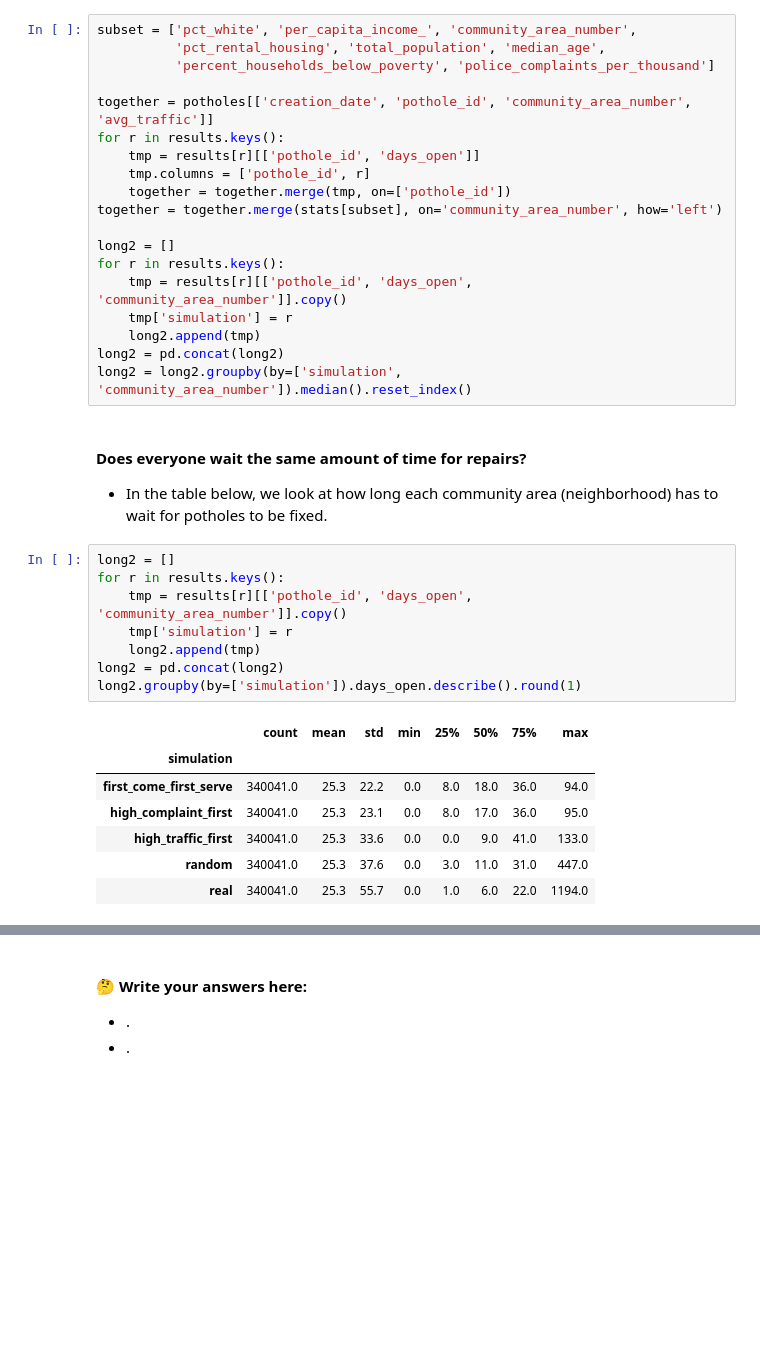
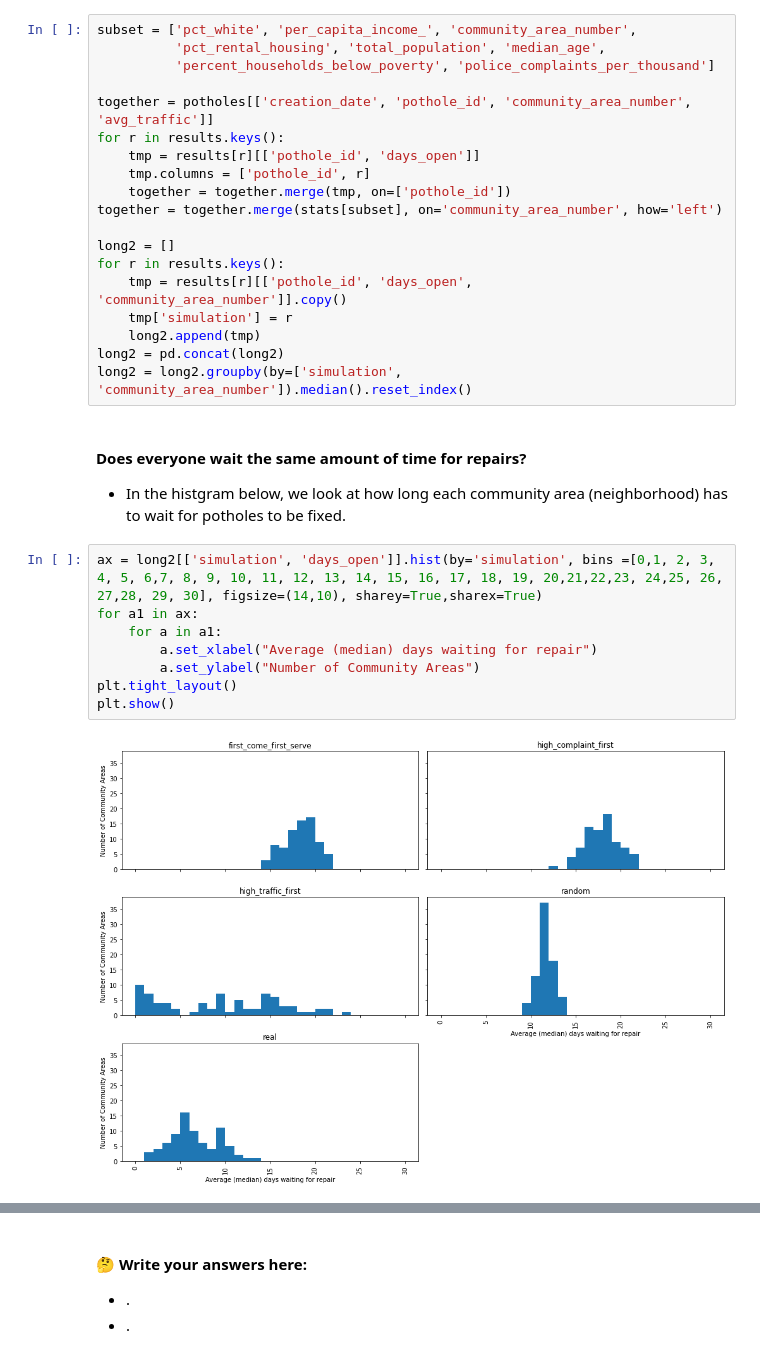
Before and after one commit to UM-CSS/CSSLabs-Algorithms-Society, a Jupyter notebook: 0_potholes.ipynb, the cells around one changed output, grey strips where cells are left out. Cells and saved outputs as stored; diff of their text form; blank space fills up the shorter version.

```diff
--- a/0_potholes.ipynb
+++ b/0_potholes.ipynb
@@ -289,23 +289,17 @@ long2 = pd.concat(long2)
 long2 = long2.groupby(by=['simulation', 'community_area_number']).median().reset_index()
 # %% [markdown]
 #### Does everyone wait the same amount of time for repairs?
-- In the table below, we look at how long each community area (neighborhood) has to wait for potholes to be fixed.
+- In the histgram below, we look at how long each community area (neighborhood) has to wait for potholes to be fixed.
-# %%
-long2 = []
-for r in results.keys():
-    tmp = results[r][['pothole_id', 'days_open', 'community_area_number']].copy()
-    tmp['simulation'] = r
-    long2.append(tmp)
-long2 = pd.concat(long2)
-long2.groupby(by=['simulation']).days_open.describe().round(1)
-# %% [output]
-|  | count | mean | std | min | 25% | 50% | 75% | max |
-| simulation |  |  |  |  |  |  |  |  |
-| first_come_first_serve | 340041.0 | 25.3 | 22.2 | 0.0 | 8.0 | 18.0 | 36.0 | 94.0 |
-| high_complaint_first | 340041.0 | 25.3 | 23.1 | 0.0 | 8.0 | 17.0 | 36.0 | 95.0 |
-| high_traffic_first | 340041.0 | 25.3 | 33.6 | 0.0 | 0.0 | 9.0 | 41.0 | 133.0 |
-| random | 340041.0 | 25.3 | 37.6 | 0.0 | 3.0 | 11.0 | 31.0 | 447.0 |
-| real | 340041.0 | 25.3 | 55.7 | 0.0 | 1.0 | 6.0 | 22.0 | 1194.0 |
+# %%
+ax = long2[['simulation', 'days_open']].hist(by='simulation', bins =[0,1, 2, 3, 4, 5, 6,7, 8, 9, 10, 11, 12, 13, 14, 15, 16, 17, 18, 19, 20,21,22,23, 24,25, 26, 27,28, 29, 30], figsize=(14,10), sharey=True,sharex=True)
+for a1 in ax:
+    for a in a1:
+        a.set_xlabel("Average (median) days waiting for repair")
+        a.set_ylabel("Number of Community Areas")
+plt.tight_layout()
+plt.show()
+# %% [output]
+[figure, added]
 # %% [markdown]
 #### Short answer 4:
 One way to measure fairness is to see if every community has to wait about the same amount of time for repairs.
```
Also changed, not shown: parts of 3 cells of this notebook.
